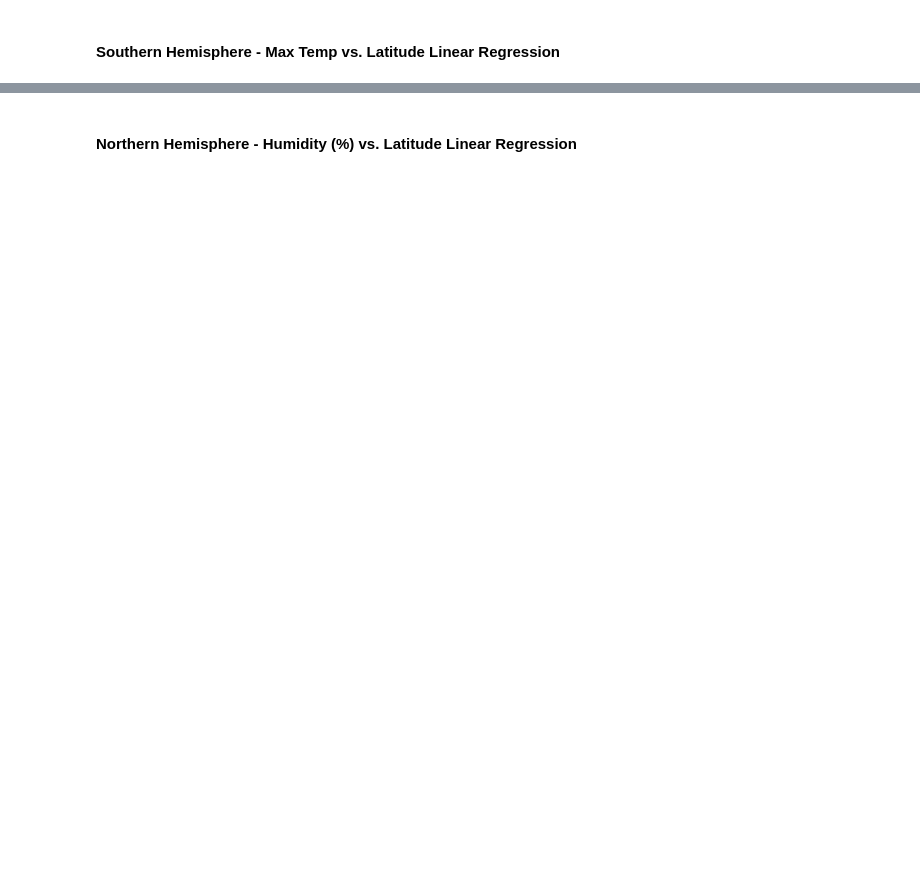
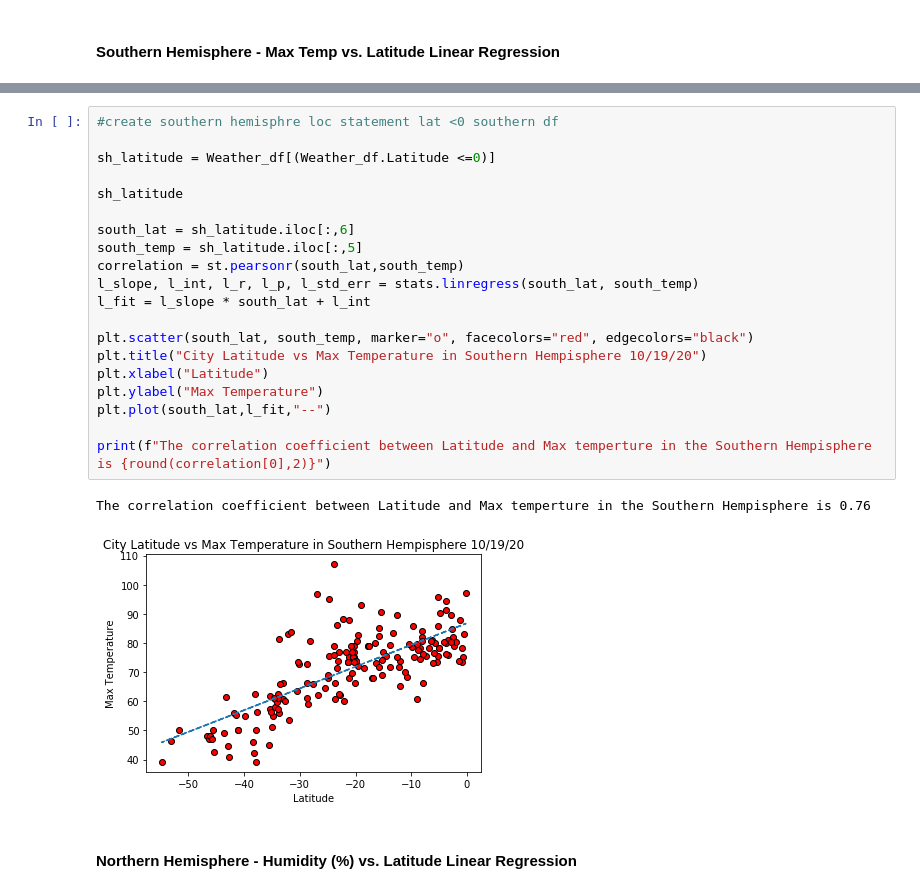
Before and after one commit to ayoukhanna/Global-Weather-Trends, a Jupyter notebook: WeatherPy.ipynb, the cells around one changed output, grey strips where cells are left out. Drawn from its saved outputs; the diff is of its cells as text; blank space fills up the shorter version.

```diff
--- a/WeatherPy.ipynb
+++ b/WeatherPy.ipynb
@@ -250,2 +263,25 @@ The r-value is: 0.6082708688906918
+# %%
+#create southern hemisphre loc statement lat <0 southern df
+
+sh_latitude = Weather_df[(Weather_df.Latitude <=0)]
+
+sh_latitude
+
+south_lat = sh_latitude.iloc[:,6]
+south_temp = sh_latitude.iloc[:,5]
+correlation = st.pearsonr(south_lat,south_temp)
+l_slope, l_int, l_r, l_p, l_std_err = stats.linregress(south_lat, south_temp)
+l_fit = l_slope * south_lat + l_int
+
+plt.scatter(south_lat, south_temp, marker="o", facecolors="red", edgecolors="black")
+plt.title("City Latitude vs Max Temperature in Southern Hempisphere 10/19/20")
+plt.xlabel("Latitude")
+plt.ylabel("Max Temperature")
+plt.plot(south_lat,l_fit,"--")
+
+print(f"The correlation coefficient between Latitude and Max temperture in the Southern Hempisphere is {round(correlation[0],2)}")
+# %% [output]
+The correlation coefficient between Latitude and Max temperture in the Southern Hempisphere is 0.76
+[figure, added]
 # %% [markdown]
 ####  Northern Hemisphere - Humidity (%) vs. Latitude Linear Regression
```
Also changed, not shown: parts of 16 cells of this notebook.
